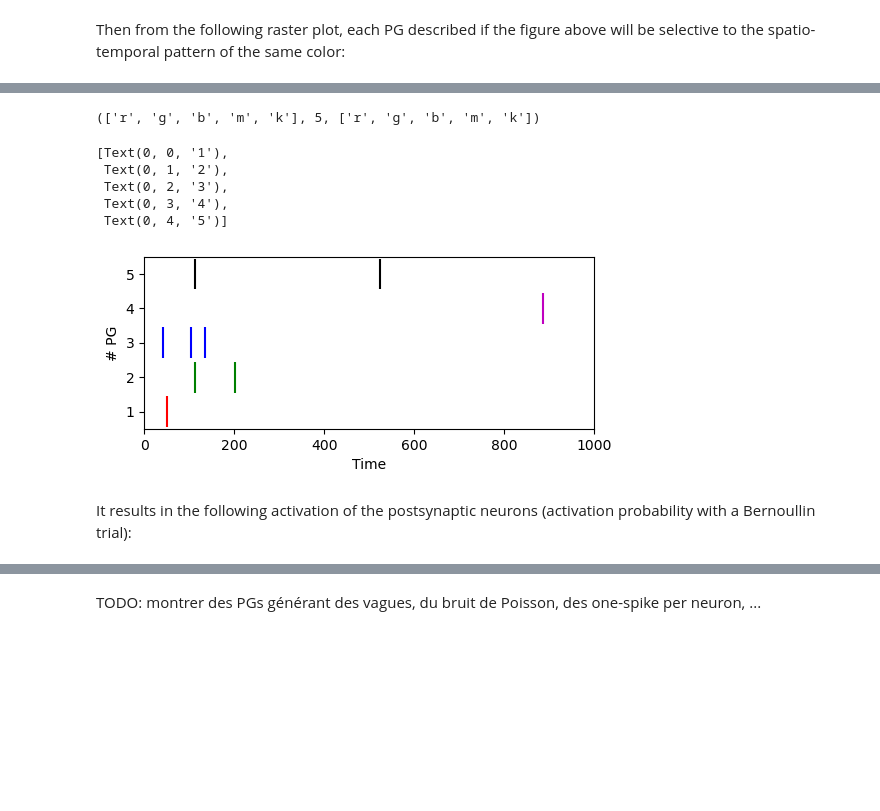
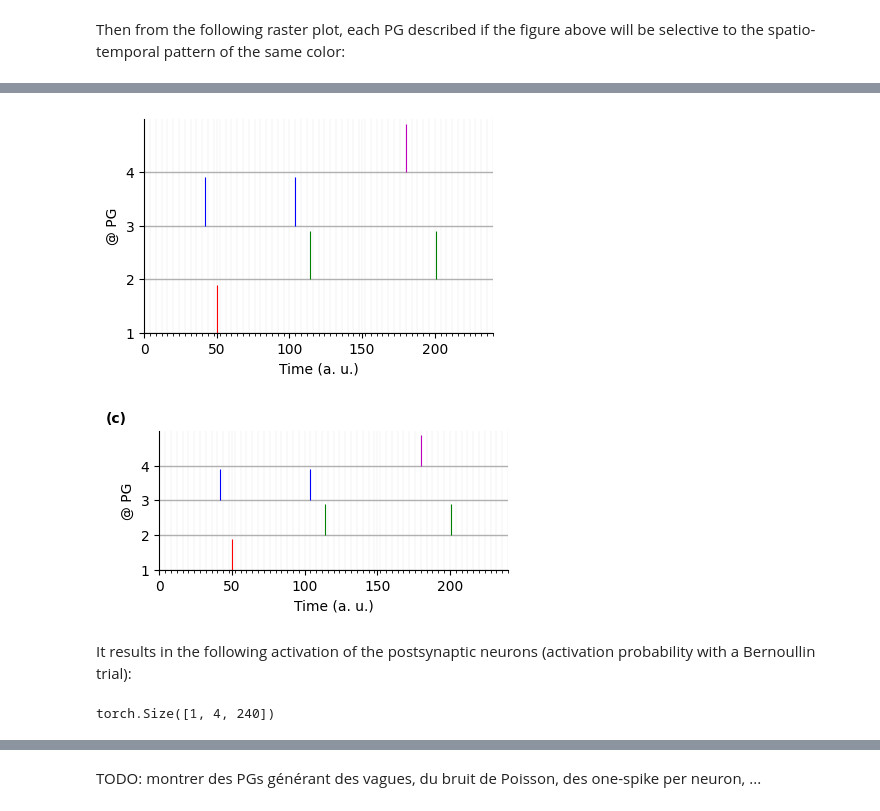
Before and after one commit to SpikeAI/TemporallyHeterogeneousConnections, a Jupyter notebook: dev/2022-11-17_ABCD.ipynb, the cells around one changed output, grey strips where cells are left out. Cells and saved outputs as stored; diff of their text form; code cells hidden in the pictures; blank space fills up the shorter version.

```diff
--- a/dev/2022-11-17_ABCD.ipynb
+++ b/dev/2022-11-17_ABCD.ipynb
@@ -404,25 +437,18 @@ Then from the following raster plot, each PG described if the figure above will
-# %%
-colors, env_fig1.opt.N_PGs, colors[:env_fig1.opt.N_PGs]
-# %% [output]
-(['r', 'g', 'b', 'm', 'k'], 5, ['r', 'g', 'b', 'm', 'k'])
-# %%
-fig, ax = plt.subplots(1, 1, figsize=(env_fig1.opt.fig_width, env_fig1.opt.fig_width/(phi+1)), subplotpars=subplotpars_fig1)
-ax.eventplot([np.where(b[0, i, :] == 1.)[0] for i in range(0, env_fig1.opt.N_PGs)],
-              colors=colors, lineoffsets=1, linelengths=0.9);
-ax.set_ylabel('# PG')
-ax.set_xlabel('Time')
-ax.set_xlim(0, env_fig1.opt.N_time)
-ax.set_ylim(-.5, env_fig1.opt.N_PGs-.5)
-ax.set_yticks(np.arange(0, env_fig1.opt.N_PGs))
-ax.set_yticklabels(np.arange(0, env_fig1.opt.N_PGs)+1)
-#if not figpath is  None: fig.savefig(figpath + '/figure_1b.pdf')
-# %% [output]
-[Text(0, 0, '1'),
- Text(0, 1, '2'),
- Text(0, 2, '3'),
- Text(0, 3, '4'),
- Text(0, 4, '5')]
-[figure, removed]
+# %%
+fig, ax = env_fig1.plot_b(b, colors=colors)
+# %% [output]
+[figure, added]
+# %%
+fig, ax = env_fig1.plot_b(b, colors=colors, figsize=figsize, subplotpars=subplotpars_fig1)
+fig.text(0.03, 0.95,'(c)', horizontalalignment='center', verticalalignment='center', weight='bold')
+
+if not figpath is  None: fig.savefig(figpath + '/figure_1c.pdf') # TODO use printfig
+# %% [output]
+[figure, new version]
 # %% [markdown]
 It results in the following activation of the postsynaptic neurons (activation probability with a Bernoullin trial):
+# %%
+b.shape
+# %% [output]
+torch.Size([1, 4, 240])
 # %%
```
Also changed, not shown: parts of 28 cells of this notebook.
